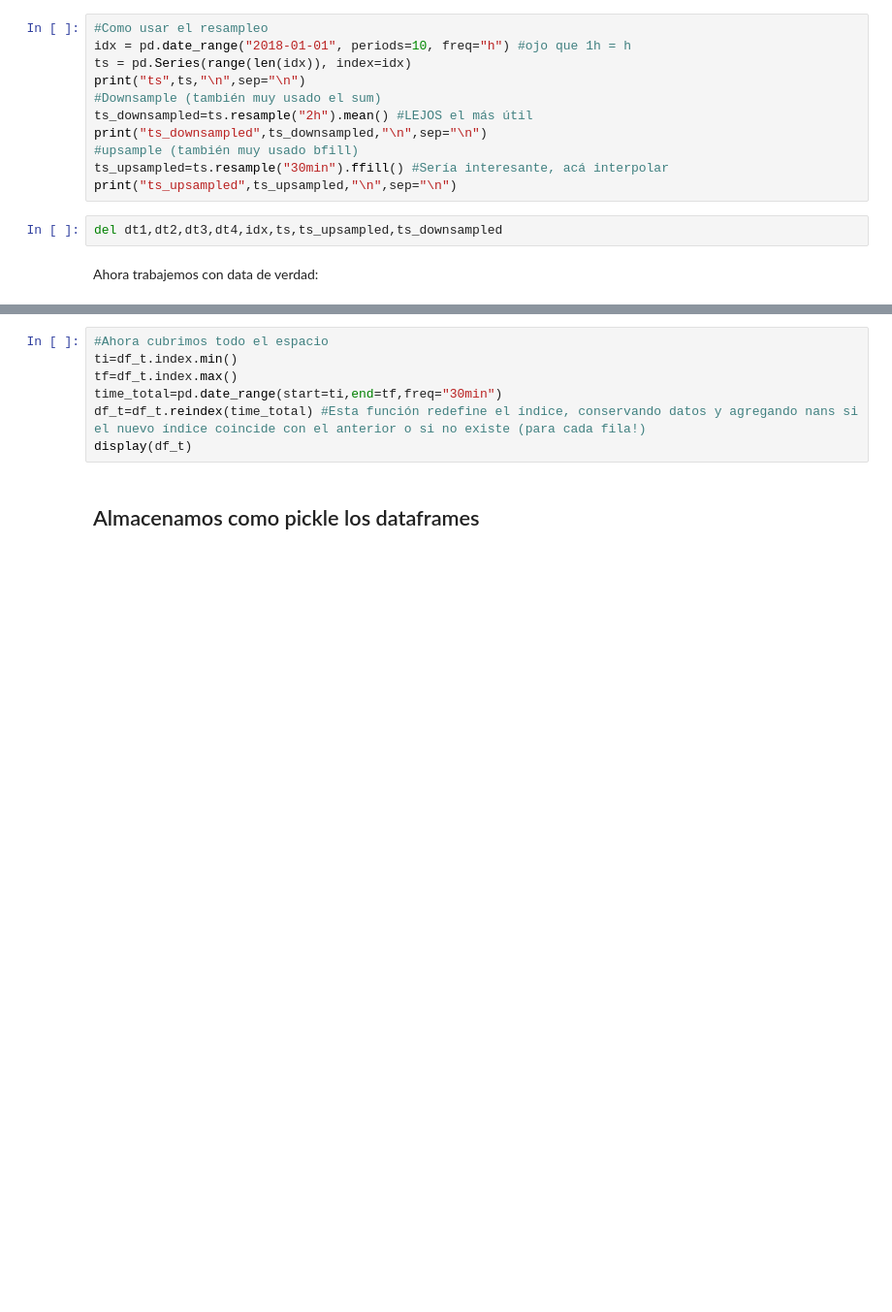
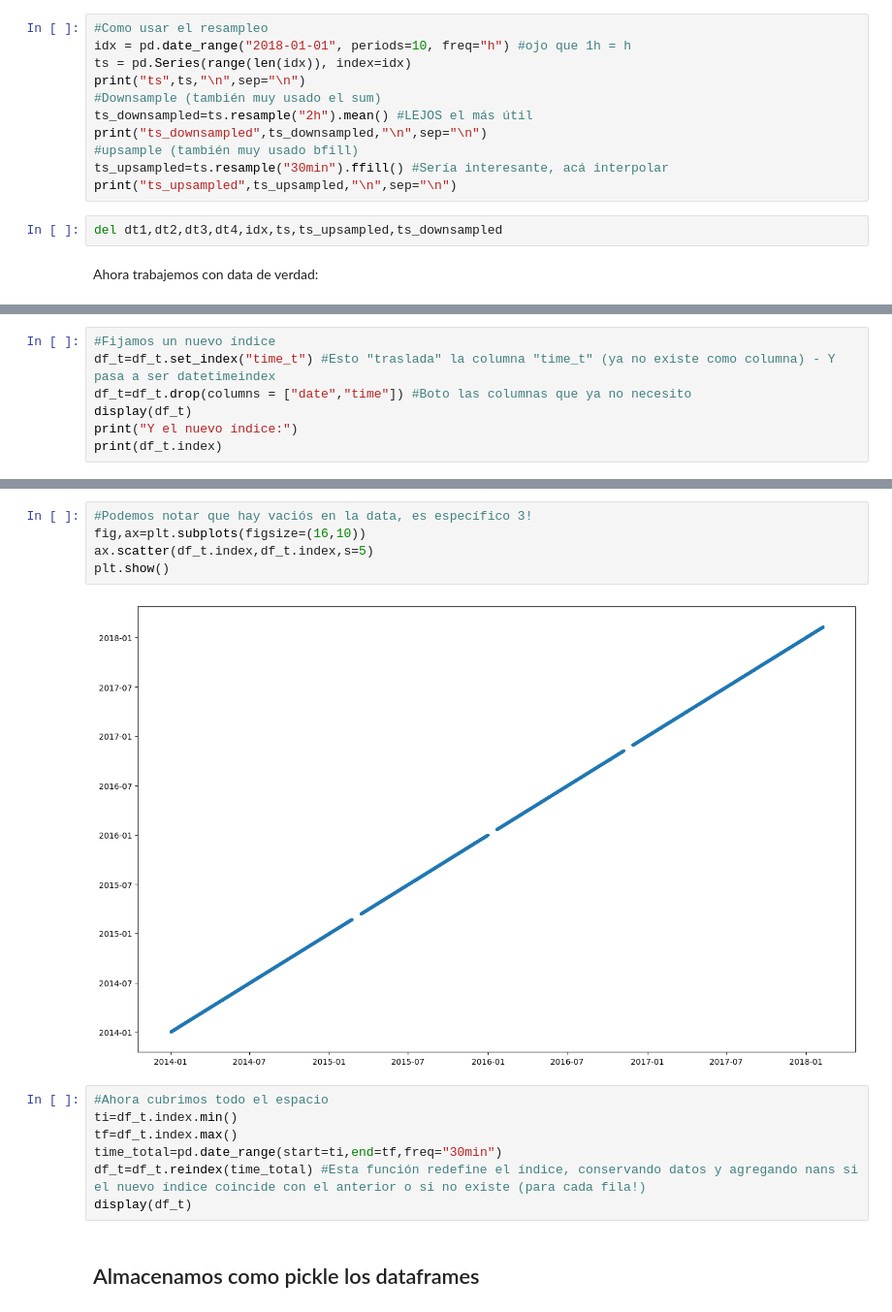
Before and after one commit to capitanespiral/data_science, a Jupyter notebook: data_engineering.ipynb, the cells around one changed output, grey strips where cells are left out. Shown at 97% size. Saved outputs shown, nothing was run; the diff lists cells and outputs as text; blank space fills up the shorter version.

```diff
--- a/data_engineering.ipynb
+++ b/data_engineering.ipynb
@@ -132,0 +189,7 @@ print("Cambio el formato:",df_t["time_t"].dt.strftime("%Y/%m/%d"),"\n",sep="\n")
+# %%
+#Fijamos un nuevo índice
+df_t=df_t.set_index("time_t") #Esto "traslada" la columna "time_t" (ya no existe como columna) - Y pasa a ser datetimeindex
+df_t=df_t.drop(columns = ["date","time"]) #Boto las columnas que ya no necesito
+display(df_t)
+print("Y el nuevo índice:")
+print(df_t.index)
@@ -140,3 +256,10 @@ print(df_t.index.dayofyear)
+# %%
+#Podemos notar que hay vaciós en la data, es específico 3!
+fig,ax=plt.subplots(figsize=(16,10))
+ax.scatter(df_t.index,df_t.index,s=5)
+plt.show()
+# %% [output]
+[figure, added]
 # %%
 #Ahora cubrimos todo el espacio
 ti=df_t.index.min()
```
Also changed, not shown: parts of 14 cells of this notebook, 1 other file.
